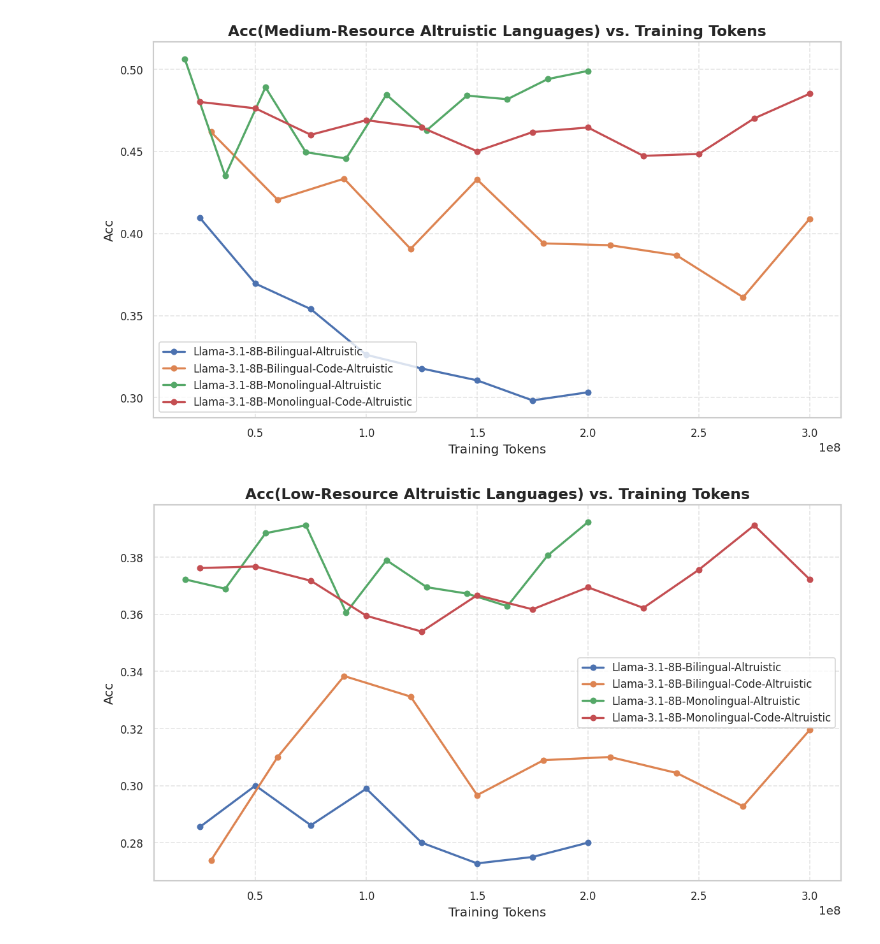
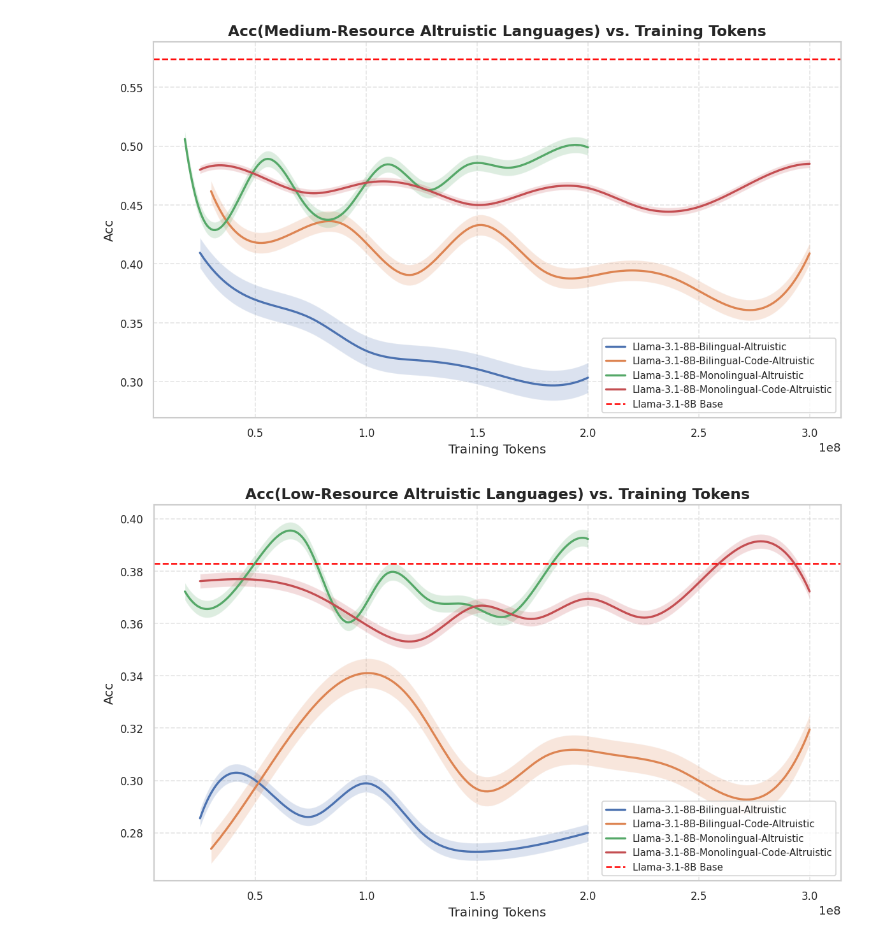
Before and after one commit to MaLA-LM/MixCPT, a Jupyter notebook: evaluation/Visualization/Belebele-0-2-epochs/vis_altruistic.ipynb, the cells around one changed output. Cells and saved outputs as stored; diff of their text form; code cells hidden in the pictures.

```diff
--- a/evaluation/Visualization/Belebele-0-2-epochs/vis_altruistic.ipynb
+++ b/evaluation/Visualization/Belebele-0-2-epochs/vis_altruistic.ipynb
@@ -138,8 +198,8 @@ vis(df_high, "High-Resource Altruistic Languages")
 # %%
-vis(df_medium, "Medium-Resource Altruistic Languages")
+vis_smooth(df_medium, "Medium-Resource Altruistic Languages", 0.574)
 # %% [output]
-[figure, old version]
+[figure, new version]
 # %%
-vis(df_low, "Low-Resource Altruistic Languages")
+vis_smooth(df_low, "Low-Resource Altruistic Languages", 0.383)
 # %% [output]
-[figure, old version]
+[figure, new version]
```
Also changed, not shown: parts of 5 cells of this notebook, 6 other files.
